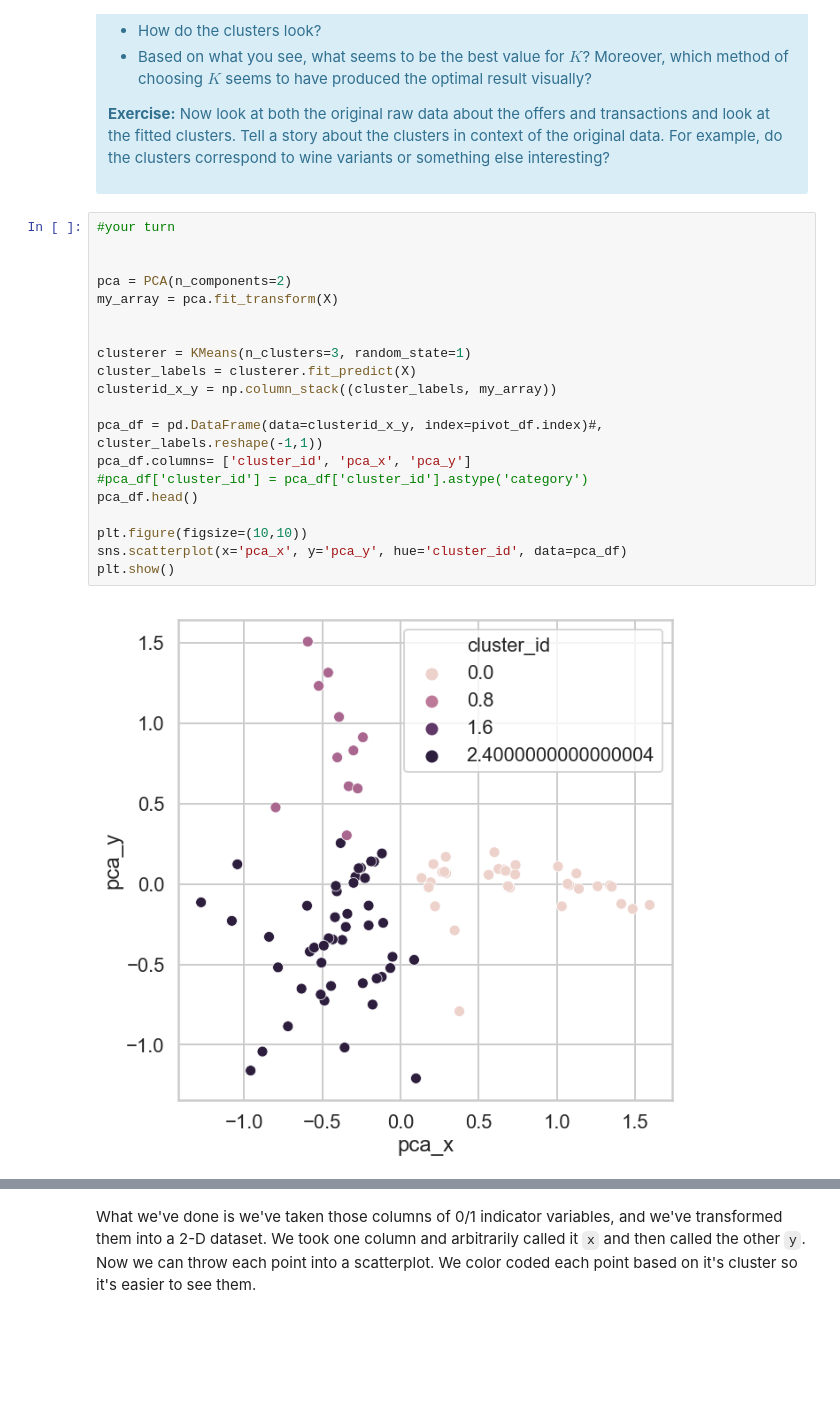
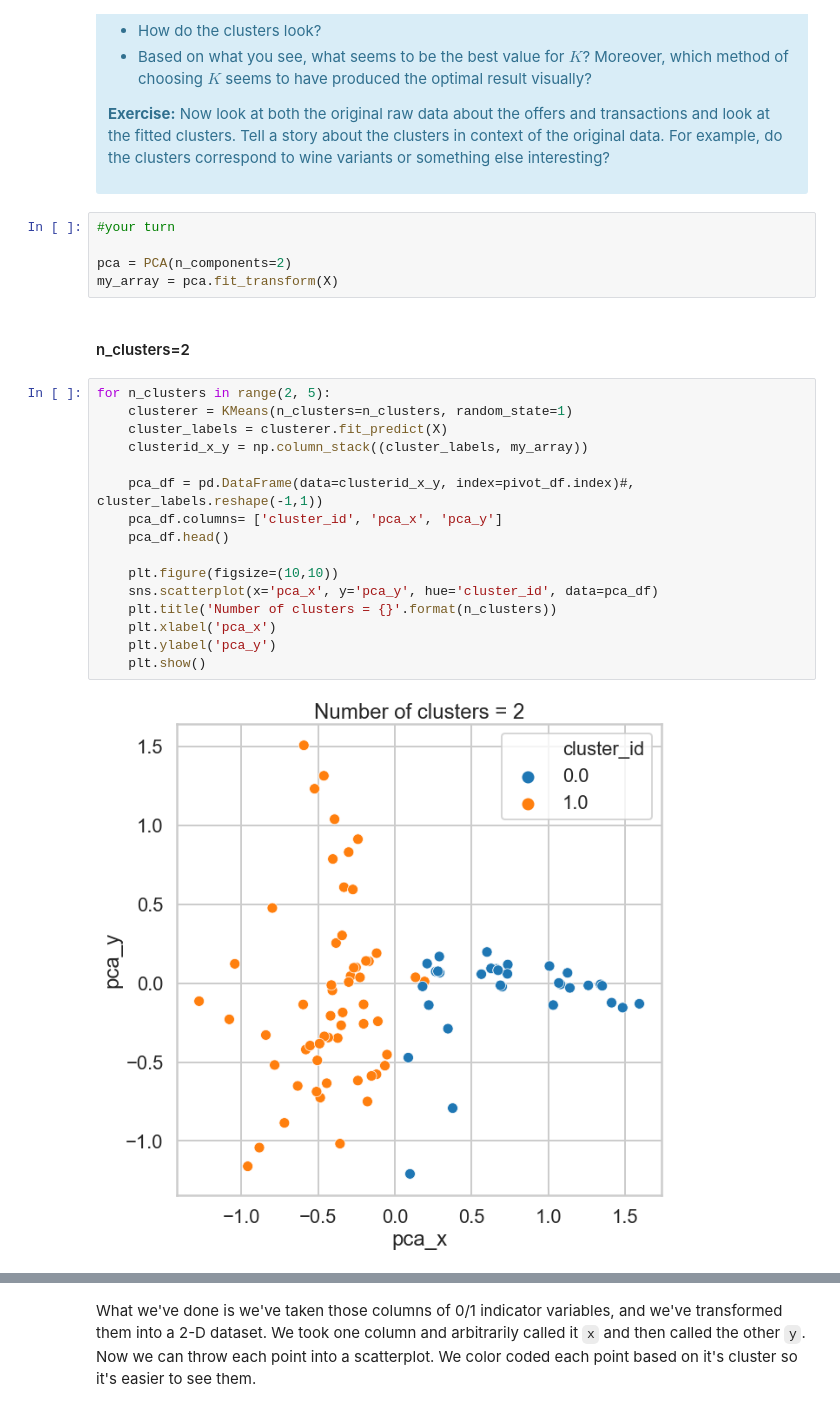
Before and after one commit to iamgauravg/10_5_4_Customer_Segmentation_Using_Clustering, a Jupyter notebook: exploration/data/1479758358_clustering/clustering/Mini_Project_Clustering.ipynb, the cells around one changed output, grey strips where cells are left out. Cells and saved outputs as stored; diff of their text form; blank space fills up the shorter version.

```diff
--- a/exploration/data/1479758358_clustering/clustering/Mini_Project_Clustering.ipynb
+++ b/exploration/data/1479758358_clustering/clustering/Mini_Project_Clustering.ipynb
@@ -354,25 +355,28 @@ This is only one use of PCA for dimension reduction. We can also use PCA when we
 
 <p><b>Exercise:</b> Now look at both the original raw data about the offers and transactions and look at the fitted clusters. Tell a story about the clusters in context of the original data. For example, do the clusters correspond to wine variants or something else interesting?</p>
 </div>
+# %%
+#your turn
+
+pca = PCA(n_components=2)
+my_array = pca.fit_transform(X)
+# %% [markdown]
+#### n_clusters=2
 # %%
-#your turn
+for n_clusters in range(2, 5):
+    clusterer = KMeans(n_clusters=n_clusters, random_state=1)
+    cluster_labels = clusterer.fit_predict(X)
+    clusterid_x_y = np.column_stack((cluster_labels, my_array))
 
+    pca_df = pd.DataFrame(data=clusterid_x_y, index=pivot_df.index)#, cluster_labels.reshape(-1,1))
+    pca_df.columns= ['cluster_id', 'pca_x', 'pca_y']
+    pca_df.head()
 
-pca = PCA(n_components=2)
-my_array = pca.fit_transform(X)
-
-
-clusterer = KMeans(n_clusters=3, random_state=1)
-cluster_labels = clusterer.fit_predict(X)
-clusterid_x_y = np.column_stack((cluster_labels, my_array))
-
-pca_df = pd.DataFrame(data=clusterid_x_y, index=pivot_df.index)#, cluster_labels.reshape(-1,1))
-pca_df.columns= ['cluster_id', 'pca_x', 'pca_y']
-#pca_df['cluster_id'] = pca_df['cluster_id'].astype('category')
-pca_df.head()
-
-plt.figure(figsize=(10,10))
-sns.scatterplot(x='pca_x', y='pca_y', hue='cluster_id', data=pca_df)
-plt.show()
+    plt.figure(figsize=(10,10))
+    sns.scatterplot(x='pca_x', y='pca_y', hue='cluster_id', data=pca_df)
+    plt.title('Number of clusters = {}'.format(n_clusters))
+    plt.xlabel('pca_x')
+    plt.ylabel('pca_y')
+    plt.show()
 # %% [output]
-[figure, old version]
+[figure, new version]
```
Also changed, not shown: parts of 16 cells of this notebook.
